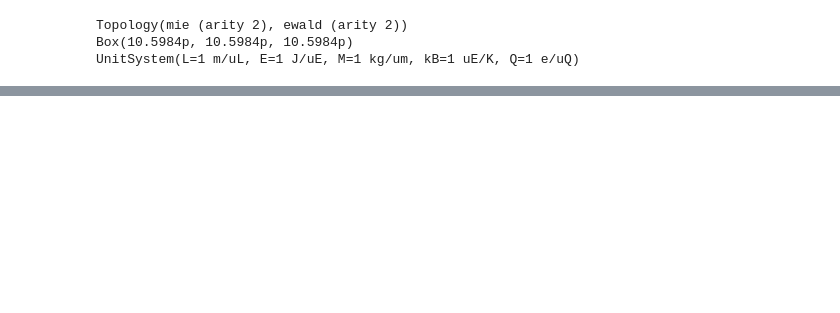
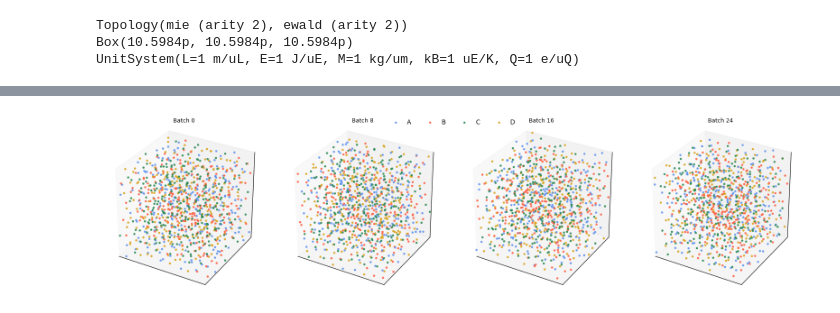
Before and after one commit to WinstonWinstonWinston/SPARK, a Jupyter notebook: examples/EwaldMoltenSalt/MoltenSalt.ipynb, the cells around one changed output, grey strips where cells are left out. Drawn from its saved outputs; the diff is of its cells as text; code cells hidden in the pictures; blank space fills up the shorter version.

```diff
--- a/examples/EwaldMoltenSalt/MoltenSalt.ipynb
+++ b/examples/EwaldMoltenSalt/MoltenSalt.ipynb
@@ -142,0 +233,43 @@ plt.show()
+# %%
+type_colors = dict(A="cornflowerblue",
+                   B="tomato",
+                   C="seagreen",
+                   D="goldenrod")
+type_idx = dict(A=A_idx, B=B_idx, C=C_idx, D=D_idx)
+
+sel_batches = list(range(0, B, 8))
+n_plots     = len(sel_batches)
+n_cols      = min(4, n_plots)
+n_rows      = math.ceil(n_plots / n_cols)
+
+fig = plt.figure(figsize=(4 * n_cols, 4 * n_rows))
+
+for k, batch in enumerate(sel_batches):
+    ax = fig.add_subplot(n_rows, n_cols, k + 1, projection="3d")
+
+    # minimum‑image once per batch
+    pos_mi = b.minimum_image(S.pos)[batch]
+
+    for t, idx in type_idx.items():
+        pts = pos_mi[idx].detach().cpu()
+        ax.scatter(pts[:, 0],
+                   pts[:, 1],
+                   pts[:, 2],
+                   s=6, alpha=0.85,
+                   color=type_colors[t],
+                   label=t if k == 0 else None)
+
+    ax.set_title(f"Batch {batch}", fontsize=9, pad=2)
+    ax.set_box_aspect((b.Lx.detach().cpu(), b.Ly.detach().cpu(), b.Lz.detach().cpu()))      # equal scale
+    ax.set_xlim(-b.Lx.detach().cpu() / 2, b.Lx.detach().cpu() / 2)
+    ax.set_ylim(-b.Ly.detach().cpu() / 2, b.Ly.detach().cpu() / 2)
+    ax.set_zlim(-b.Lz.detach().cpu() / 2, b.Lz.detach().cpu() / 2)
+    ax.set_xticks([]); ax.set_yticks([]); ax.set_zticks([])
+
+# one legend for all subplots
+fig.legend(loc="upper center", ncol=4, bbox_to_anchor=(0.5, 1.02), frameon=False)
+
+plt.tight_layout()
+plt.show()
+# %% [output]
+[figure, added]
```
Also changed, not shown: parts of 7 cells of this notebook, 2 other files.
